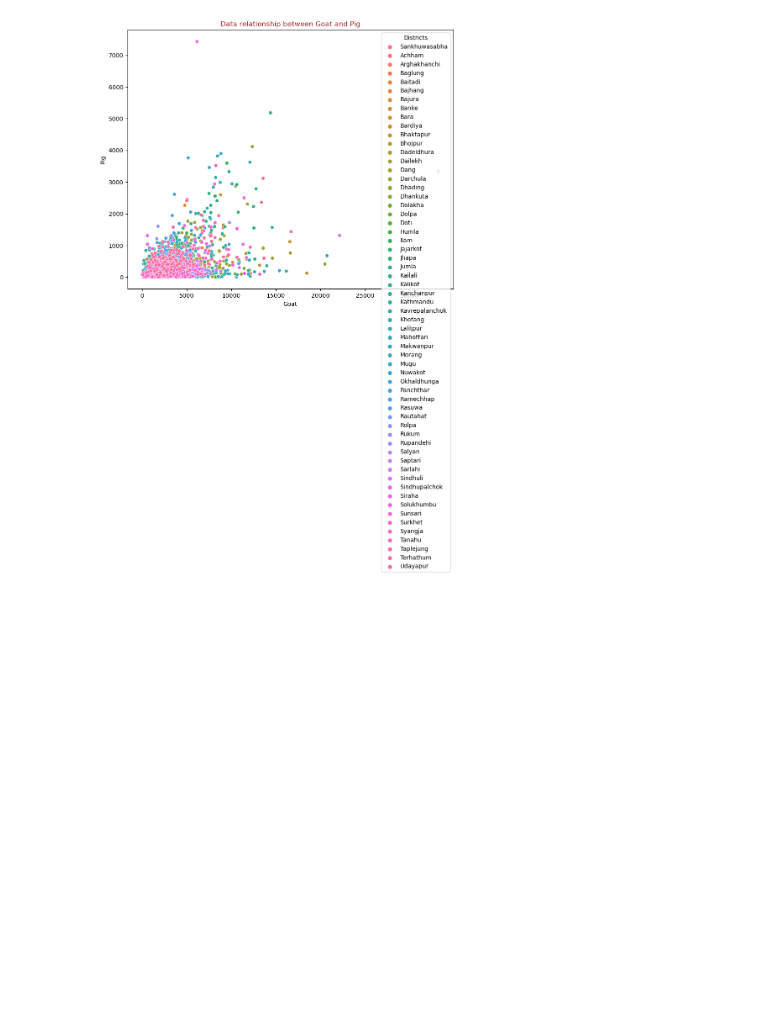
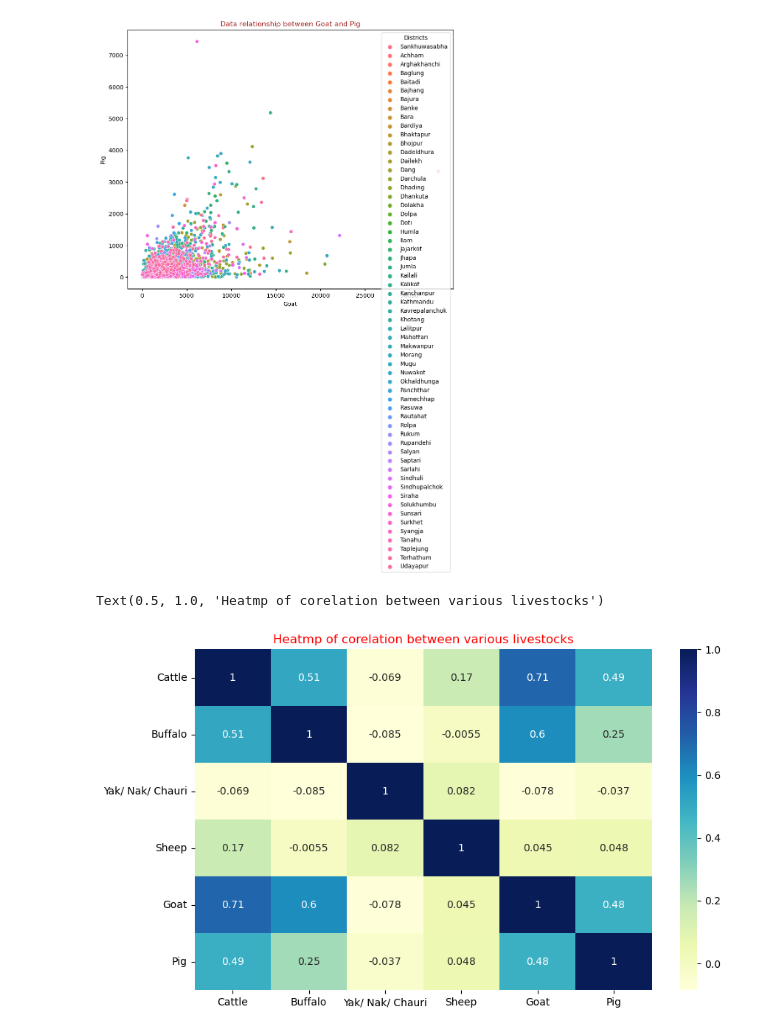
Before and after one commit to BibekRai44/Nepal-Livestock-Analysis, a Jupyter notebook: Data Analysis/Data Viz.ipynb, the cells around one changed output. Saved outputs shown, nothing was run; the diff lists cells and outputs as text; code cells hidden in the pictures; blank space fills up the shorter version.

Commit message:
added heatmap

```diff
--- a/Data Analysis/Data Viz.ipynb
+++ b/Data Analysis/Data Viz.ipynb
@@ -94,3 +97,14 @@ plt.title('Data relationship between Goat and Pig',color='brown')
 No artists with labels found to put in legend.  Note that artists whose label start with an underscore are ignored when legend() is called with no argument.
 Text(0.5, 1.0, 'Data relationship between Goat and Pig')
 [figure]
+# %%
+df=df.drop(columns='Unnamed: 0')
+# %%
+#heatmap of corelation between various livestocks
+
+plt.figure(figsize=(10,6))
+sns.heatmap(df.corr(),annot=True,cmap="YlGnBu")
+plt.title("Heatmp of corelation between various livestocks",color='red')
+# %% [output]
+Text(0.5, 1.0, 'Heatmp of corelation between various livestocks')
+[figure, added]
```
Also changed, not shown: parts of 2 cells of this notebook.
